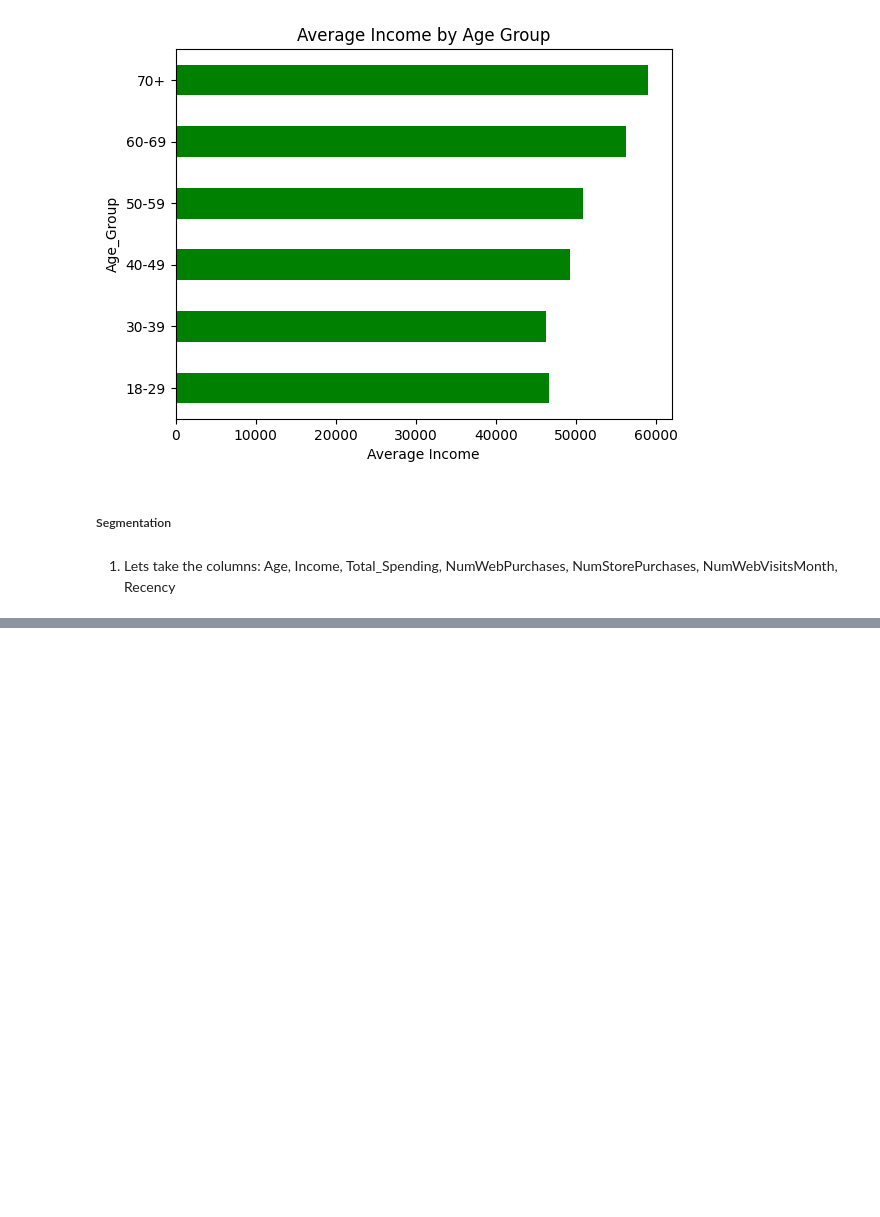
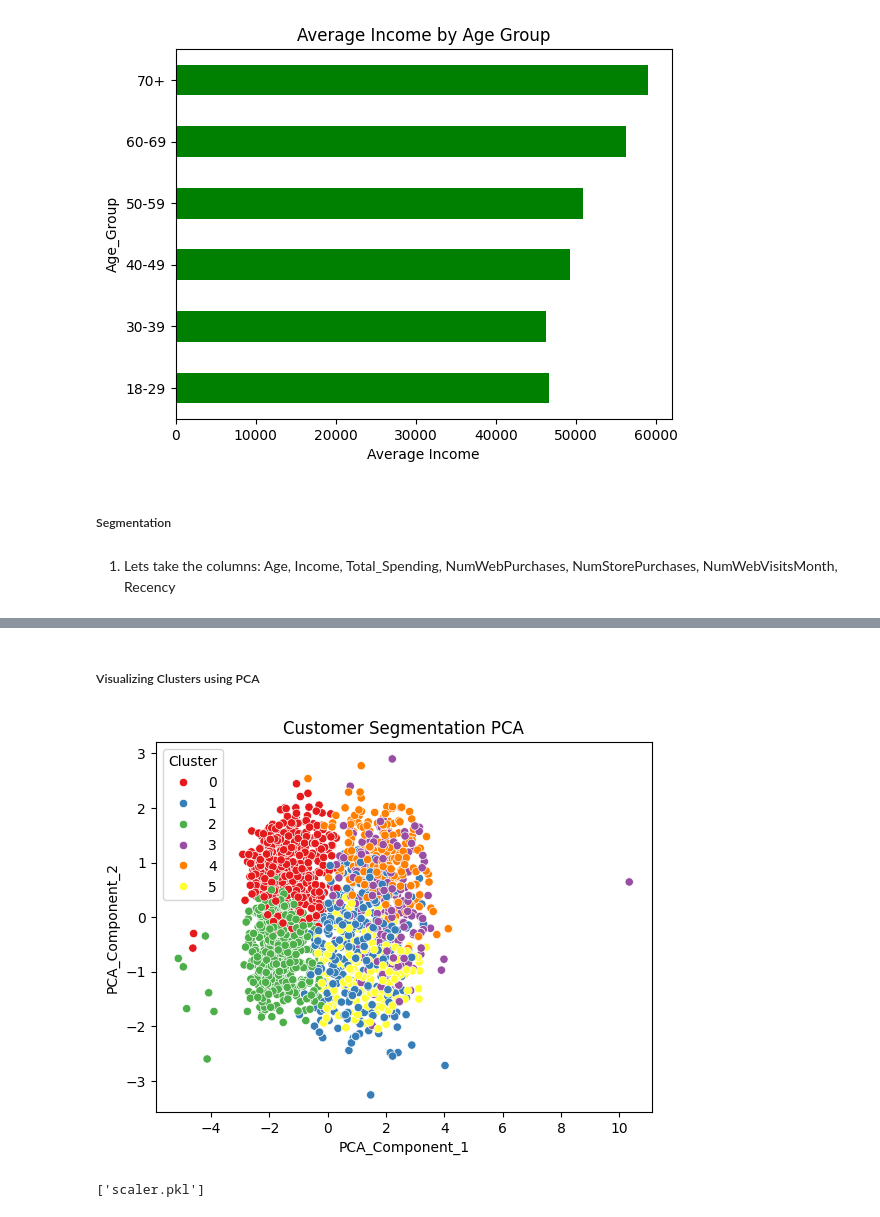
Before and after one commit to SundeepChaluvadi/Customer-Segmentation-Project, a Jupyter notebook: Analysis_Model.ipynb, the cells around one changed output, grey strips where cells are left out. Cells and saved outputs as stored; diff of their text form; code cells hidden in the pictures; blank space fills up the shorter version.

```diff
--- a/Analysis_Model.ipynb
+++ b/Analysis_Model.ipynb
@@ -361,0 +458,2 @@ segmentation_features = ['Age', 'Income', 'Total_Spending', 'NumWebPurchases', '
+# %% [markdown]
+##### Visualizing Clusters using PCA
@@ -361,0 +466,13 @@ segmentation_features = ['Age', 'Income', 'Total_Spending', 'NumWebPurchases', '
+# %%
+sns.scatterplot(x = 'PCA_Component_1', y = 'PCA_Component_2', hue = 'Cluster', data = customers_df, palette = 'Set1')
+plt.title('Customer Segmentation PCA')
+plt.show()
+# %% [output]
+[figure, added]
+# %%
+import joblib
+
+joblib.dump(kmeans, 'kmeans_model.pkl')
+joblib.dump(scaler, 'scaler.pkl')
+# %% [output]
+['scaler.pkl']
```
Also changed, not shown: parts of 16 cells of this notebook, 3 other files.
